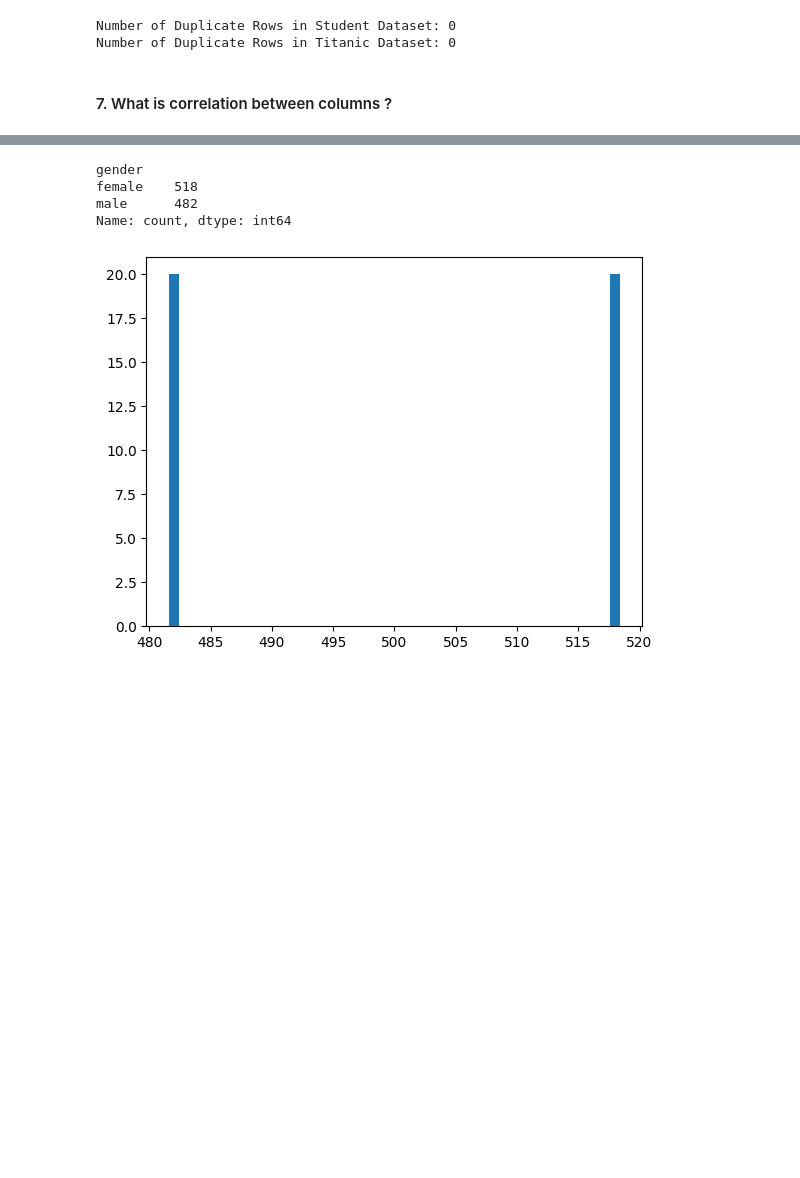
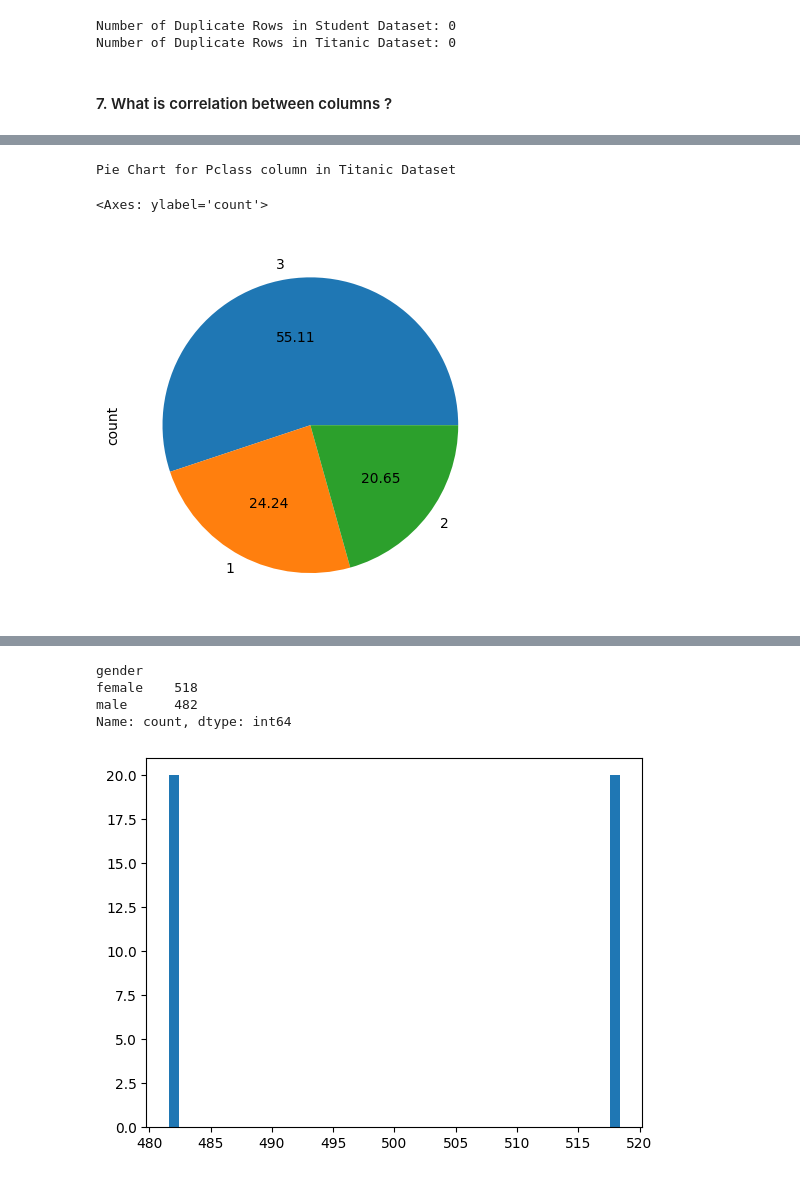
Before and after one commit to sbccas/data-analytics-using-python, a Jupyter notebook: 2_Lecture_Notes/Unit1_Fundamentals_of_Data_Analytics.ipynb, the cells around one changed output, grey strips where cells are left out. Cells and saved outputs as stored; diff of their text form; code cells hidden in the pictures; blank space fills up the shorter version.

```diff
--- a/2_Lecture_Notes/Unit1_Fundamentals_of_Data_Analytics.ipynb
+++ b/2_Lecture_Notes/Unit1_Fundamentals_of_Data_Analytics.ipynb
@@ -429,0 +437,8 @@ sns.barplot(stud['race/ethnicity'].value_counts())
+# %%
+print("Pie Chart for Pclass column in Titanic Dataset")
+tita['Pclass'].value_counts().plot(kind='pie',autopct='%0.02f')
+#plt.pie(tita['Pclass'].value_counts())
+# %% [output]
+Pie Chart for Pclass column in Titanic Dataset
+<Axes: ylabel='count'>
+[figure, added]
```
Also changed, not shown: parts of 15 cells of this notebook, 1 other file.
